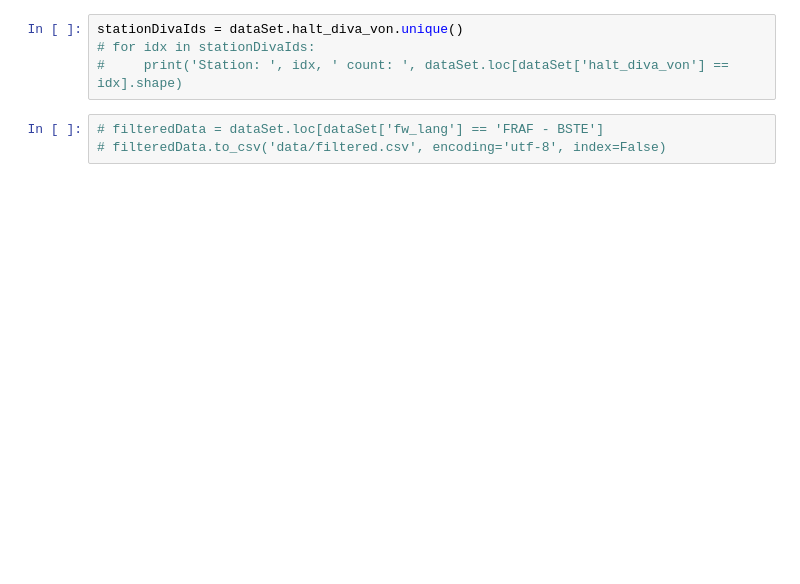
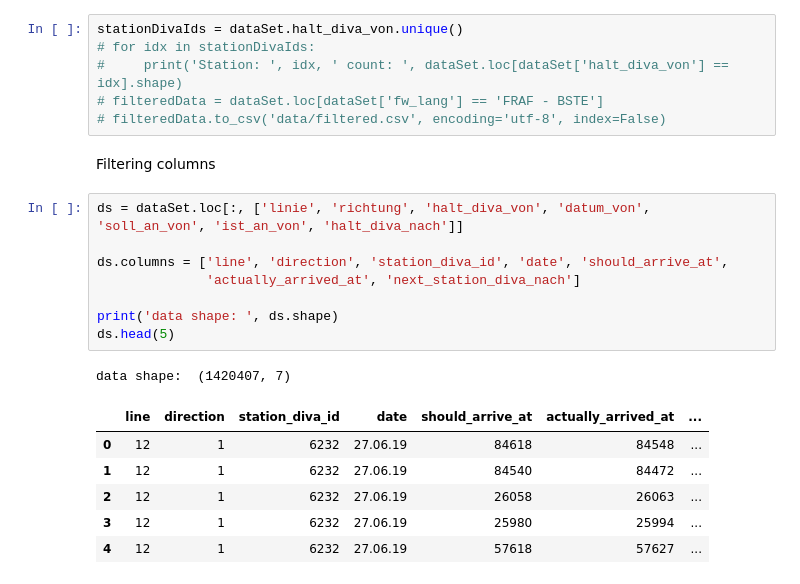
Before and after one commit to mfaizanse/path4-delay-prediction, a Jupyter notebook: delay_prediction.ipynb, the cells around one changed output. Drawn from its saved outputs; the diff is of its cells as text; blank space fills up the shorter version.

```diff
--- a/delay_prediction.ipynb
+++ b/delay_prediction.ipynb
@@ -28,8 +18,25 @@ dataSet
 stationDivaIds = dataSet.halt_diva_von.unique()
 # for idx in stationDivaIds:
 #     print('Station: ', idx, ' count: ', dataSet.loc[dataSet['halt_diva_von'] == idx].shape)
+# filteredData = dataSet.loc[dataSet['fw_lang'] == 'FRAF - BSTE']
+# filteredData.to_csv('data/filtered.csv', encoding='utf-8', index=False)
-# %%
-# filteredData = dataSet.loc[dataSet['fw_lang'] == 'FRAF - BSTE']
-# filteredData.to_csv('data/filtered.csv', encoding='utf-8', index=False)
+# %% [markdown]
+Filtering columns
+# %%
+ds = dataSet.loc[:, ['linie', 'richtung', 'halt_diva_von', 'datum_von', 'soll_an_von', 'ist_an_von', 'halt_diva_nach']]
+
+ds.columns = ['line', 'direction', 'station_diva_id', 'date', 'should_arrive_at',
+              'actually_arrived_at', 'next_station_diva_nach']
+
+print('data shape: ', ds.shape)
+ds.head(5)
+# %% [output]
+data shape:  (1420407, 7)
+|  | line | direction | station_diva_id | date | should_arrive_at | actually_arrived_at | ... |
+| 0 | 12 | 1 | 6232 | 27.06.19 | 84618 | 84548 | ... |
+| 1 | 12 | 1 | 6232 | 27.06.19 | 84540 | 84472 | ... |
+| 2 | 12 | 1 | 6232 | 27.06.19 | 26058 | 26063 | ... |
+| 3 | 12 | 1 | 6232 | 27.06.19 | 25980 | 25994 | ... |
+| 4 | 12 | 1 | 6232 | 27.06.19 | 57618 | 57627 | ... |
 # %%
 targetStationId = 2572
```
Also changed, not shown: parts of 14 cells of this notebook.
